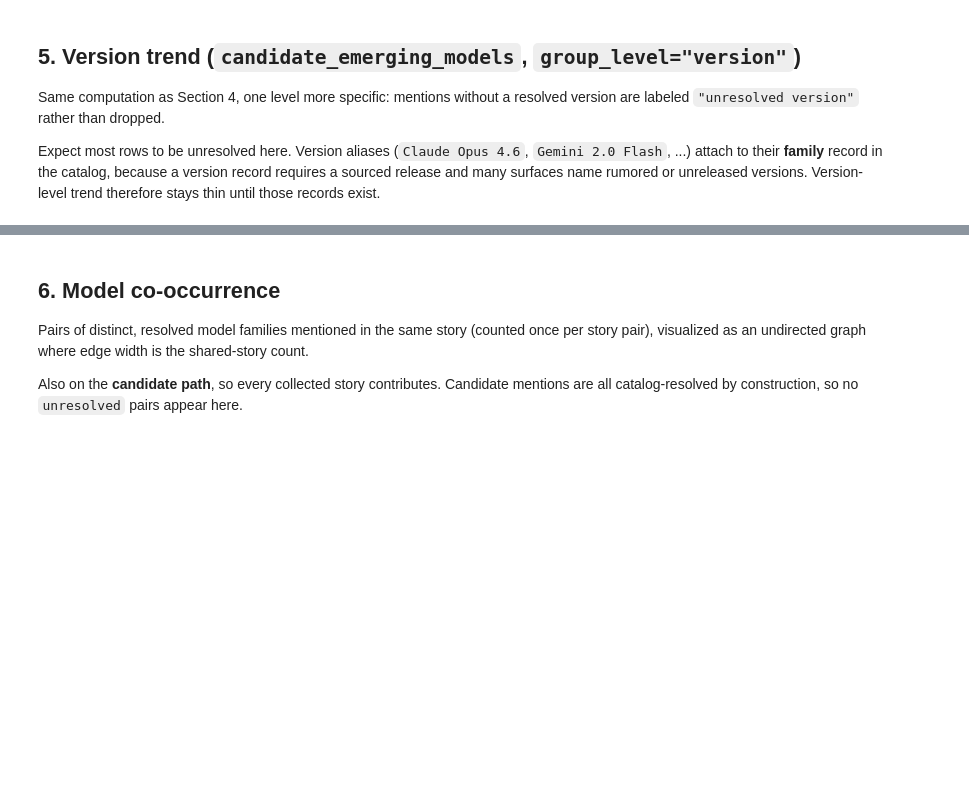
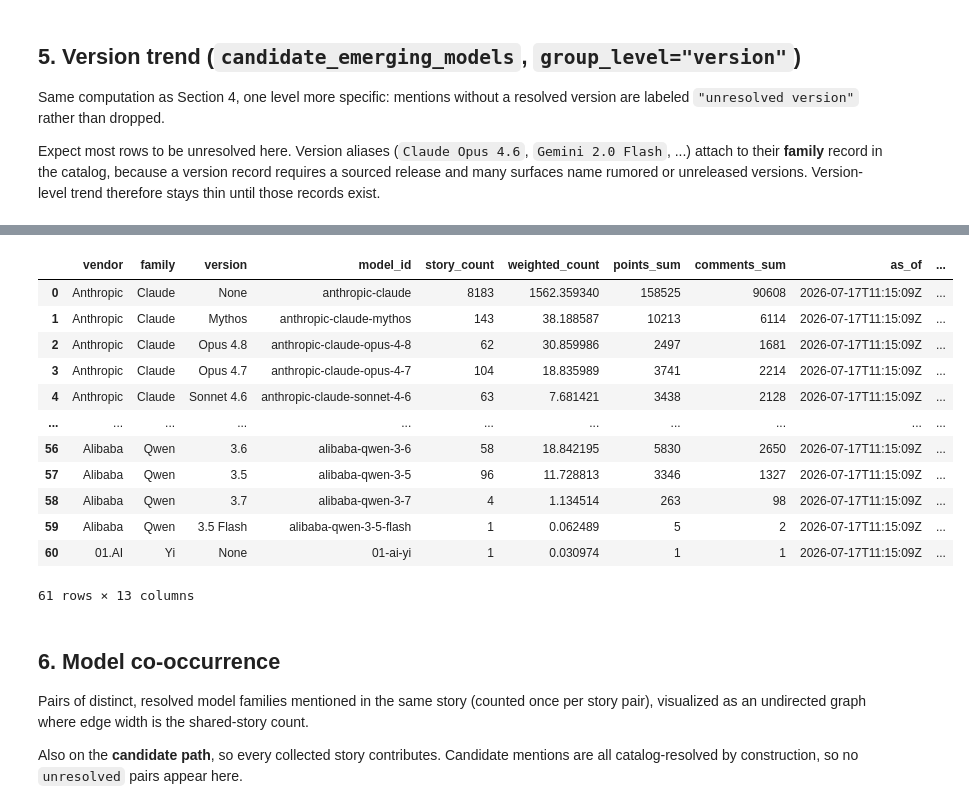
Before and after one commit to duckchud/ai_pulse, a Jupyter notebook: analysis.ipynb, the cells around one changed output, grey strips where cells are left out. Cells and saved outputs as stored; diff of their text form; code cells hidden in the pictures; blank space fills up the shorter version.

```diff
--- a/analysis.ipynb
+++ b/analysis.ipynb
@@ -151,3 +170,22 @@ else:
+# %%
+from analysis import candidate_model_lineup
+
+lineup = candidate_model_lineup(conn, as_of=AS_OF, half_life_days=30.0)
+lineup
+# %% [output]
+|  | vendor | family | version | model_id | story_count | weighted_count | points_sum | comments_sum | as_of | ... |
+| 0 | Anthropic | Claude | None | anthropic-claude | 8183 | 1562.359340 | 158525 | 90608 | 2026-07-17T11:15:09Z | ... |
+| 1 | Anthropic | Claude | Mythos | anthropic-claude-mythos | 143 | 38.188587 | 10213 | 6114 | 2026-07-17T11:15:09Z | ... |
+| 2 | Anthropic | Claude | Opus 4.8 | anthropic-claude-opus-4-8 | 62 | 30.859986 | 2497 | 1681 | 2026-07-17T11:15:09Z | ... |
+| 3 | Anthropic | Claude | Opus 4.7 | anthropic-claude-opus-4-7 | 104 | 18.835989 | 3741 | 2214 | 2026-07-17T11:15:09Z | ... |
+| 4 | Anthropic | Claude | Sonnet 4.6 | anthropic-claude-sonnet-4-6 | 63 | 7.681421 | 3438 | 2128 | 2026-07-17T11:15:09Z | ... |
+| ... | ... | ... | ... | ... | ... | ... | ... | ... | ... | ... |
+| 56 | Alibaba | Qwen | 3.6 | alibaba-qwen-3-6 | 58 | 18.842195 | 5830 | 2650 | 2026-07-17T11:15:09Z | ... |
+| 57 | Alibaba | Qwen | 3.5 | alibaba-qwen-3-5 | 96 | 11.728813 | 3346 | 1327 | 2026-07-17T11:15:09Z | ... |
+| 58 | Alibaba | Qwen | 3.7 | alibaba-qwen-3-7 | 4 | 1.134514 | 263 | 98 | 2026-07-17T11:15:09Z | ... |
+| 59 | Alibaba | Qwen | 3.5 Flash | alibaba-qwen-3-5-flash | 1 | 0.062489 | 5 | 2 | 2026-07-17T11:15:09Z | ... |
+| 60 | 01.AI | Yi | None | 01-ai-yi | 1 | 0.030974 | 1 | 1 | 2026-07-17T11:15:09Z | ... |
+61 rows × 13 columns
 # %% [markdown]
 ## 6. Model co-occurrence
 
```
Also changed, not shown: parts of 13 cells of this notebook, 2 other files.
